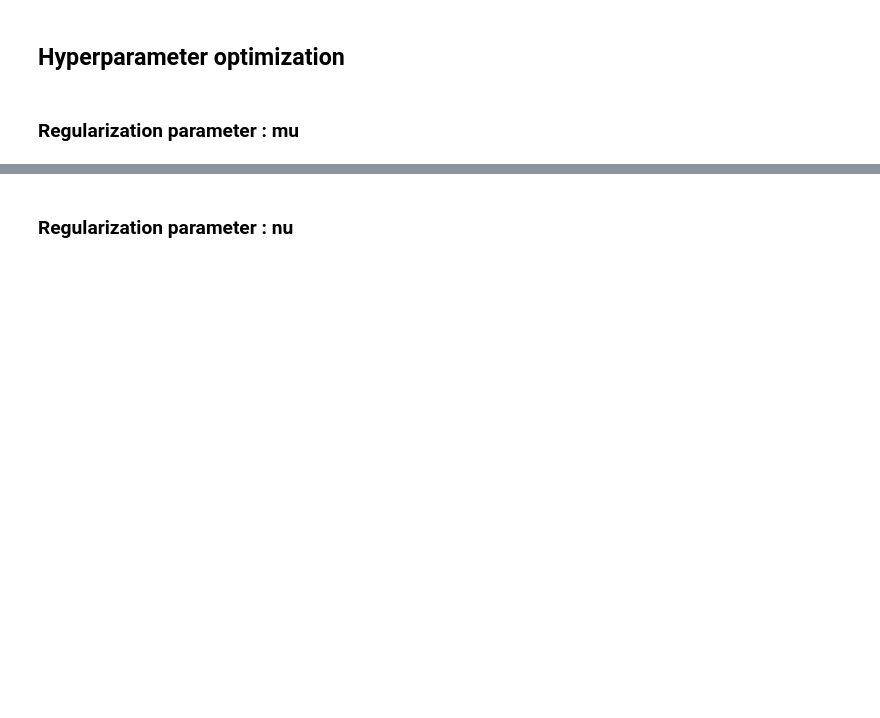
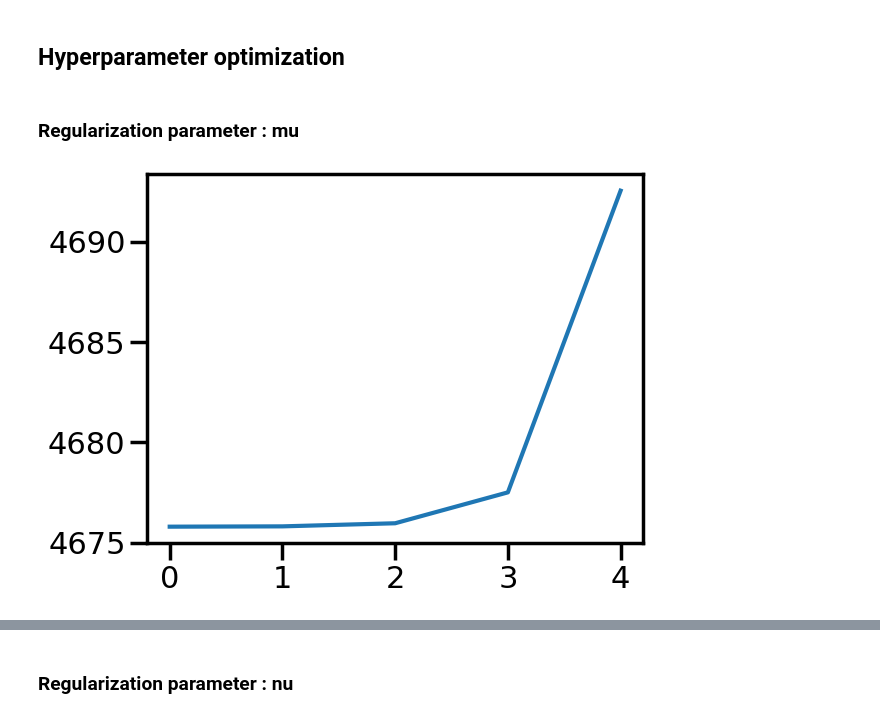
Before and after one commit to amigourou/machine-learning-course, a Jupyter notebook: ML-advanced/TD4/lab4.ipynb, the cells around one changed output, grey strips where cells are left out. Cells and saved outputs as stored; diff of their text form; code cells hidden in the pictures; blank space fills up the shorter version.

```diff
--- a/ML-advanced/TD4/lab4.ipynb
+++ b/ML-advanced/TD4/lab4.ipynb
@@ -124,0 +180,24 @@ class MYNMF():
+# %%
+nmf = MYNMF()
+
+mu_values = [1e-6, 1e-5, 1e-4, 1e-3, 1e-2]
+best_mu = None
+mu_lowest_loss = float('inf')
+mu_losses = []
+
+for mu in mu_values:
+    nmf.fit_transform(faces, mu=mu)
+
+    # Evaluate the final loss for this mu
+    final_loss = nmf.loss_history[-1]
+    mu_losses.append(final_loss)
+
+    # Update best mu if the current loss is lower than previous ones
+    if final_loss < mu_lowest_loss:
+        mu_lowest_loss = final_loss
+        best_mu = mu
+
+plt.plot(mu_losses)
+plt.show()
+# %% [output]
+[figure, added]
```
Also changed, not shown: parts of 8 cells of this notebook.
